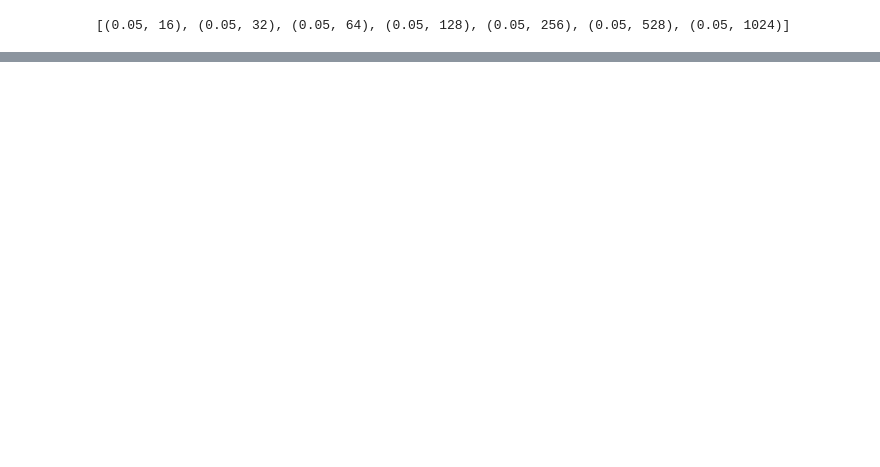
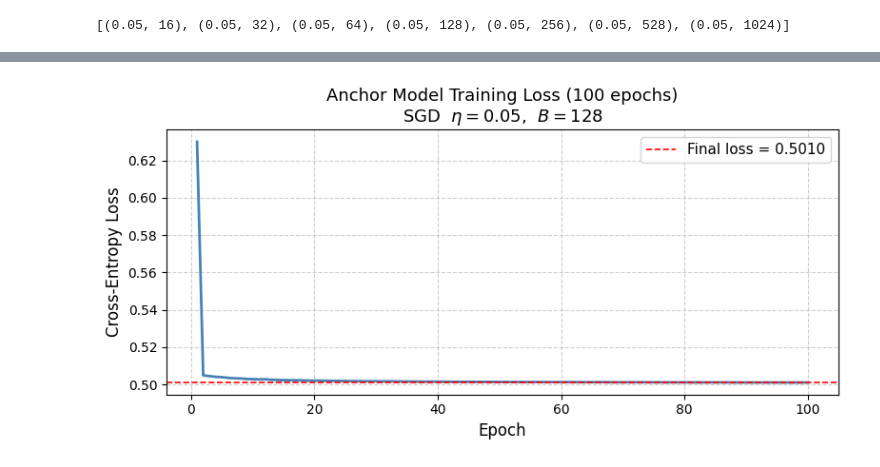
Before and after one commit to MatteoMelloGrand/SGD_dynamics, a Jupyter notebook: 05_MSD_Temperature.ipynb, the cells around one changed output, grey strips where cells are left out. Saved outputs shown, nothing was run; the diff lists cells and outputs as text; code cells hidden in the pictures; blank space fills up the shorter version.

```diff
--- a/05_MSD_Temperature.ipynb
+++ b/05_MSD_Temperature.ipynb
@@ -177,3 +145,26 @@ Generating Plots...
+# %%
+fig, ax = plt.subplots(figsize=(8, 4))
+
+epochs = np.arange(1, len(anchor_epoch_losses) + 1)
+ax.plot(epochs, anchor_epoch_losses, color='steelblue', linewidth=2)
+
+# Mark the final loss with a dashed horizontal line
+final_loss = anchor_epoch_losses[-1]
+ax.axhline(final_loss, color='red', linestyle='--', linewidth=1.2,
+           label=f'Final loss = {final_loss:.4f}')
+
+ax.set_title("Anchor Model Training Loss (100 epochs)\n"
+             r"SGD  $\eta=0.05$,  $B=128$", fontsize=13)
+ax.set_xlabel("Epoch", fontsize=12)
+ax.set_ylabel("Cross-Entropy Loss", fontsize=12)
+ax.legend(fontsize=11)
+ax.grid(True, linestyle='--', alpha=0.6)
+
+plt.tight_layout()
+plt.savefig("Anchor_Convergence.png", dpi=300)
+plt.show()
+# %% [output]
+[figure, added]
 # %%
 fig, (ax1, ax2) = plt.subplots(1, 2, figsize=(14, 5))
 
```
Also changed, not shown: parts of 2 cells of this notebook, 4 other files.
